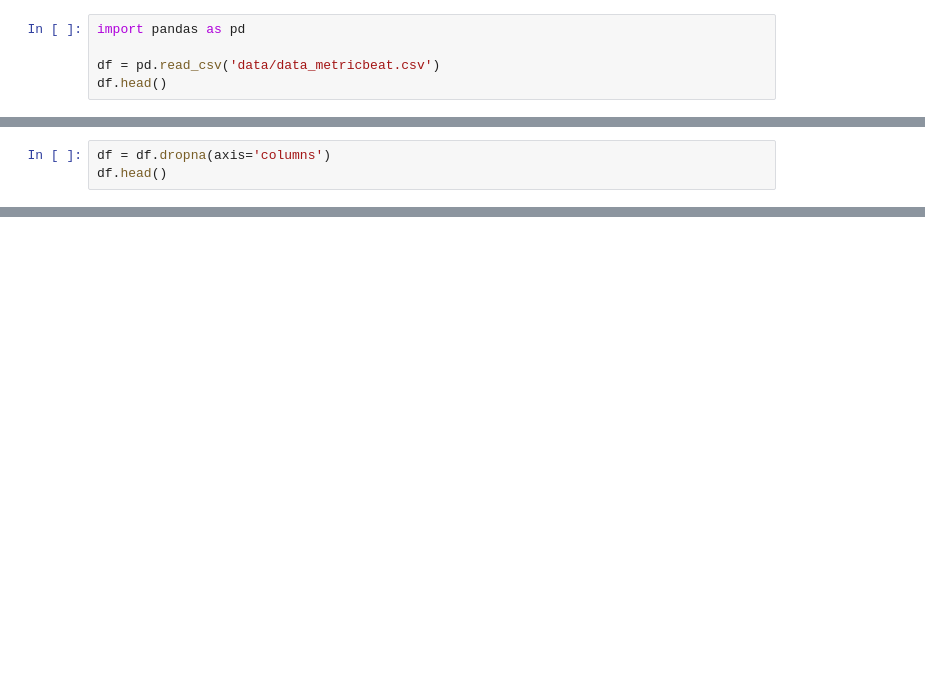
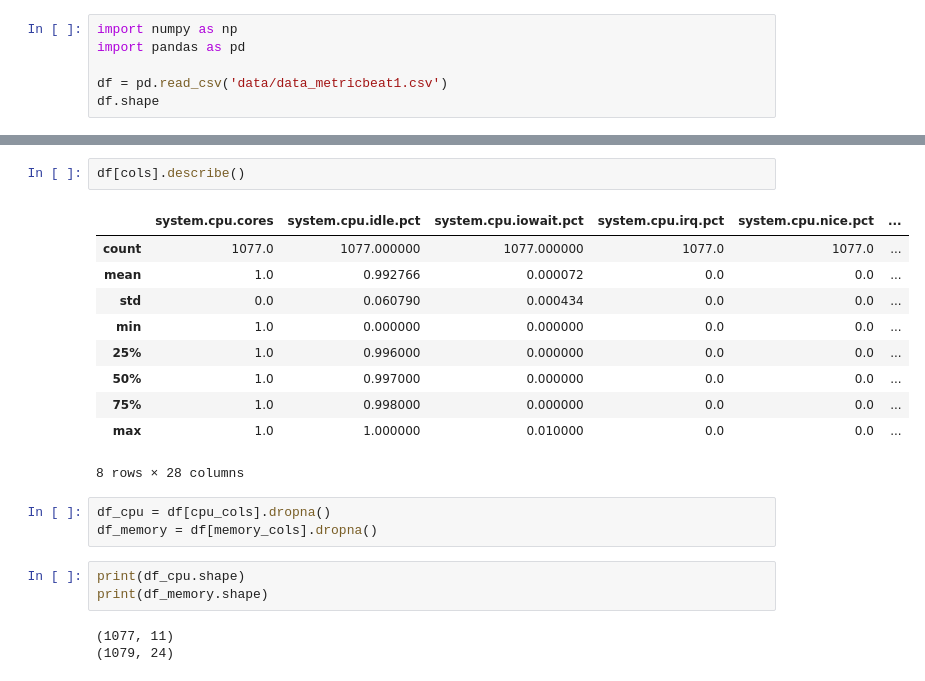
Before and after one commit to xetxezarreta/docker-elk, a Jupyter notebook: sb-ml/clustering/clustering-metricbeat.ipynb, the cells around one changed output, grey strips where cells are left out. Cells and saved outputs as stored; diff of their text form; blank space fills up the shorter version.

```diff
--- a/sb-ml/clustering/clustering-metricbeat.ipynb
+++ b/sb-ml/clustering/clustering-metricbeat.ipynb
@@ -1,6 +1,7 @@
 # %%
+import numpy as np
 import pandas as pd
 
-df = pd.read_csv('data/data_metricbeat.csv')
-df.head()
+df = pd.read_csv('data/data_metricbeat1.csv')
+df.shape
 # %% [output]
@@ -34,3 +8,0 @@ array(['@timestamp', '@version', '_id', '_index', '_score', '_type',
-# %%
-df = df.dropna(axis='columns')
-df.head()
@@ -58,0 +94,22 @@ array(['@timestamp', '@version', '_id', '_index', '_type',
+# %%
+df[cols].describe()
+# %% [output]
+|  | system.cpu.cores | system.cpu.idle.pct | system.cpu.iowait.pct | system.cpu.irq.pct | system.cpu.nice.pct | ... |
+| count | 1077.0 | 1077.000000 | 1077.000000 | 1077.0 | 1077.0 | ... |
+| mean | 1.0 | 0.992766 | 0.000072 | 0.0 | 0.0 | ... |
+| std | 0.0 | 0.060790 | 0.000434 | 0.0 | 0.0 | ... |
+| min | 1.0 | 0.000000 | 0.000000 | 0.0 | 0.0 | ... |
+| 25% | 1.0 | 0.996000 | 0.000000 | 0.0 | 0.0 | ... |
+| 50% | 1.0 | 0.997000 | 0.000000 | 0.0 | 0.0 | ... |
+| 75% | 1.0 | 0.998000 | 0.000000 | 0.0 | 0.0 | ... |
+| max | 1.0 | 1.000000 | 0.010000 | 0.0 | 0.0 | ... |
+8 rows × 28 columns
+# %%
+df_cpu = df[cpu_cols].dropna()
+df_memory = df[memory_cols].dropna()
+# %%
+print(df_cpu.shape)
+print(df_memory.shape)
+# %% [output]
+(1077, 11)
+(1079, 24)
```
Also changed, not shown: parts of 12 cells of this notebook.
